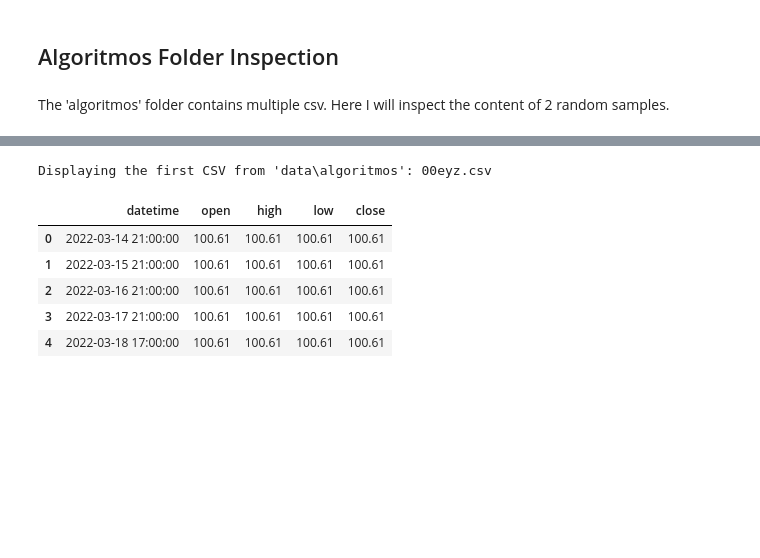
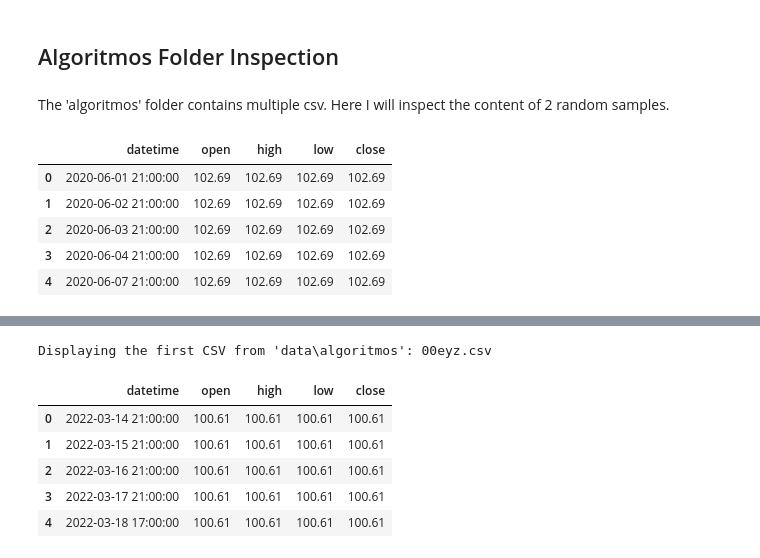
Before and after one commit to anruki/AthenAI_Competition, a Jupyter notebook: Data_Inspection.ipynb, the cells around one changed output, grey strips where cells are left out. Cells and saved outputs as stored; diff of their text form; code cells hidden in the pictures; blank space fills up the shorter version.

```diff
--- a/Data_Inspection.ipynb
+++ b/Data_Inspection.ipynb
@@ -314,3 +314,13 @@ Create an algorithm that selects investment algorithms with the objective of bea
 ## Algoritmos Folder Inspection
 # %% [markdown]
 The 'algoritmos' folder contains multiple csv. Here I will inspect the content of 2 random samples.
+# %%
+df = pd.read_csv(r'data\algoritmos\zZXK7.csv')
+df.head()
+# %% [output]
+|  | datetime | open | high | low | close |
+| 0 | 2020-06-01 21:00:00 | 102.69 | 102.69 | 102.69 | 102.69 |
+| 1 | 2020-06-02 21:00:00 | 102.69 | 102.69 | 102.69 | 102.69 |
+| 2 | 2020-06-03 21:00:00 | 102.69 | 102.69 | 102.69 | 102.69 |
+| 3 | 2020-06-04 21:00:00 | 102.69 | 102.69 | 102.69 | 102.69 |
+| 4 | 2020-06-07 21:00:00 | 102.69 | 102.69 | 102.69 | 102.69 |
```
Also changed, not shown: parts of 4 cells of this notebook, 1 other file.
